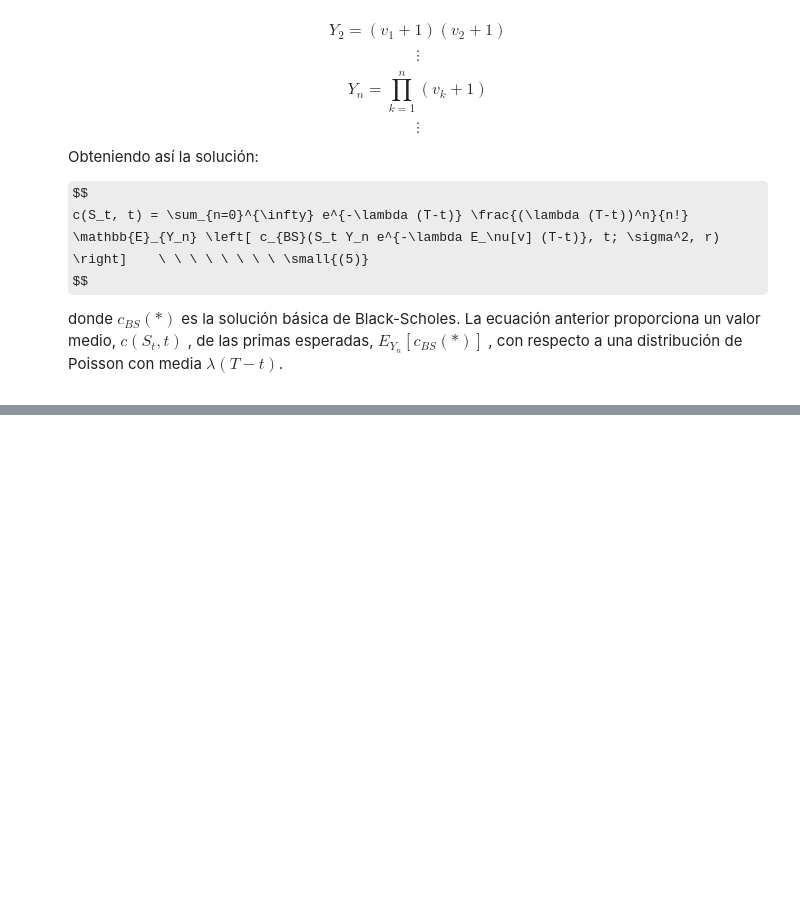
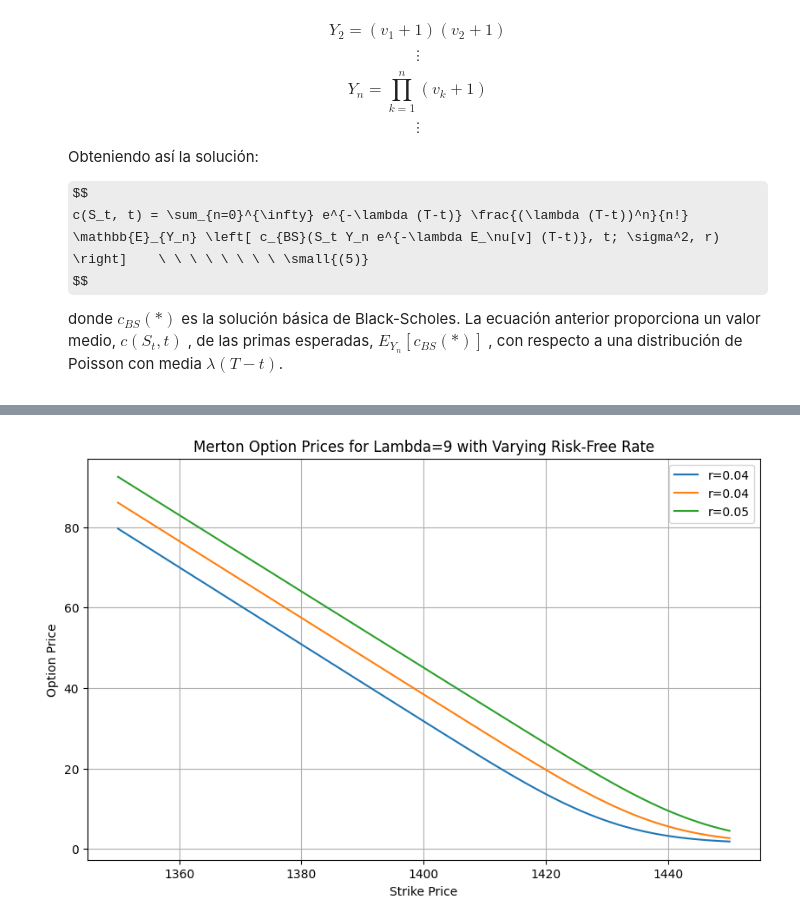
Before and after one commit to angiellanos/Merton_con_procesos_difusi-n_con_saltos, a Jupyter notebook: Modelos_de_Merton_con_saltos.ipynb, the cells around one changed output, grey strips where cells are left out. Cells and saved outputs as stored; diff of their text form; code cells hidden in the pictures; some formulas as TeX source; blank space fills up the shorter version.

```diff
--- a/Modelos_de_Merton_con_saltos.ipynb
+++ b/Modelos_de_Merton_con_saltos.ipynb
@@ -540,0 +465,21 @@ El precio actual del índice S_0 es: 1376.64
+# %%
+# Parámetros del modelo
+S0 = data['Precios'].iloc[-1]  # Precio inicial del índice
+print(f"El precio actual del índice S_0 es: {S0}")
+
+T = 1.0       # Tiempo hasta la madurez (en años)
+t = 0.0       # Tiempo actual
+tau = T - t   # Tiempo de madurez
+new_mu        # Tasa de retorno esperada sin saltos
+new_std       # Volatilidad del subyacente sin saltos
+Yn = [1]      # Variables aleatorias
+N = 100       # Número de trayectorias simuladas
+v_mean        # Media de los saltos
+v_std         # Desviación estándar de los saltos
+Ev2 = abs(outliers_data.Retornos**2).mean()       # Segundo momento de de los saltos
+
+# Parámetros variables para medir sensibilidad
+lambda_values = [lambda_2023, lambda_mean, lambda_2022]   # Tasa de llegada de saltos (3-5 años)
+# K_values = [1400, 1425, 1450]        # Precio de ejercicio
+K_values = range(1350, 1451)        # Precio de ejercicio
+r_values = [0.04, 0.045, 0.05]      # Tasa libre de riesgo
@@ -643,0 +610,26 @@ print(df_resultsln)
+# %%
+import matplotlib.pyplot as plt
+import pandas as pd
+
+# Suponemos que df_resultsln ya existe y contiene los datos necesarios
+# Debes asegurarte de que 'Lambda' y 'Risk-Free Rate' estén correctamente definidos en el DataFrame
+
+lambda_fixed = lambda_values[0]  # El valor de lambda que queremos fijar
+
+# Crear una figura para la gráfica
+plt.figure(figsize=(10, 6))
+
+# Filtrar por lambda específico y graficar para cada tasa de interés
+for r in r_values:
+    subset = df_resultsln[(df_resultsln['Lambda'] == lambda_fixed) & (df_resultsln['Risk-Free Rate'] == r)]
+    plt.plot(subset['Strike'], subset['Merton Option Price'], label=f'r={r:.2f}')
+
+# Detalles del gráfico
+plt.xlabel('Strike Price')
+plt.ylabel('Option Price')
+plt.title(f'Merton Option Prices for Lambda={lambda_fixed} with Varying Risk-Free Rate')
+plt.legend()
+plt.grid(True)  # Opcional, añade una cuadrícula para mejor visualización
+plt.show()
+# %% [output]
+[figure, added]
```
Also changed, not shown: parts of 13 cells of this notebook.
